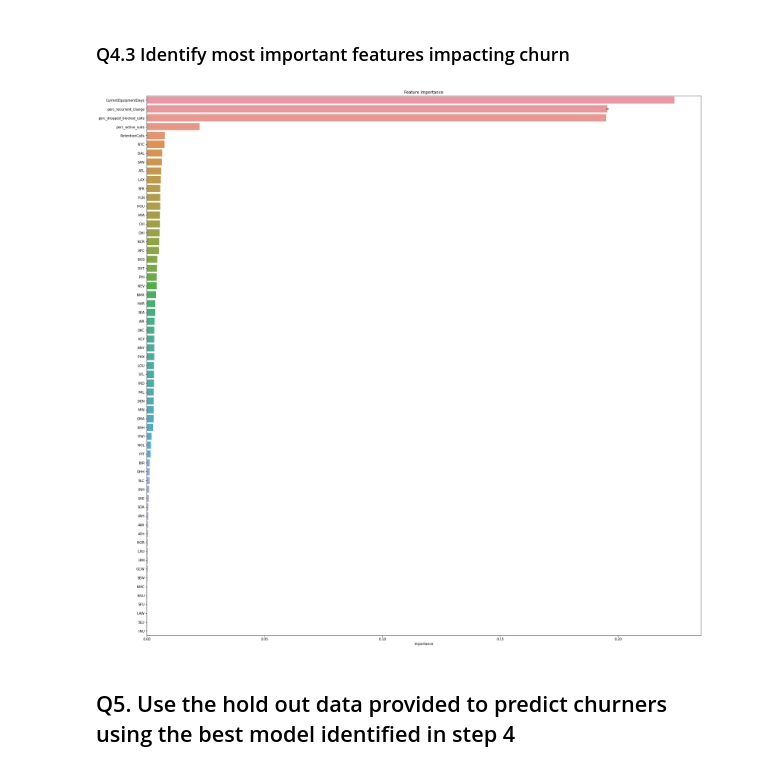
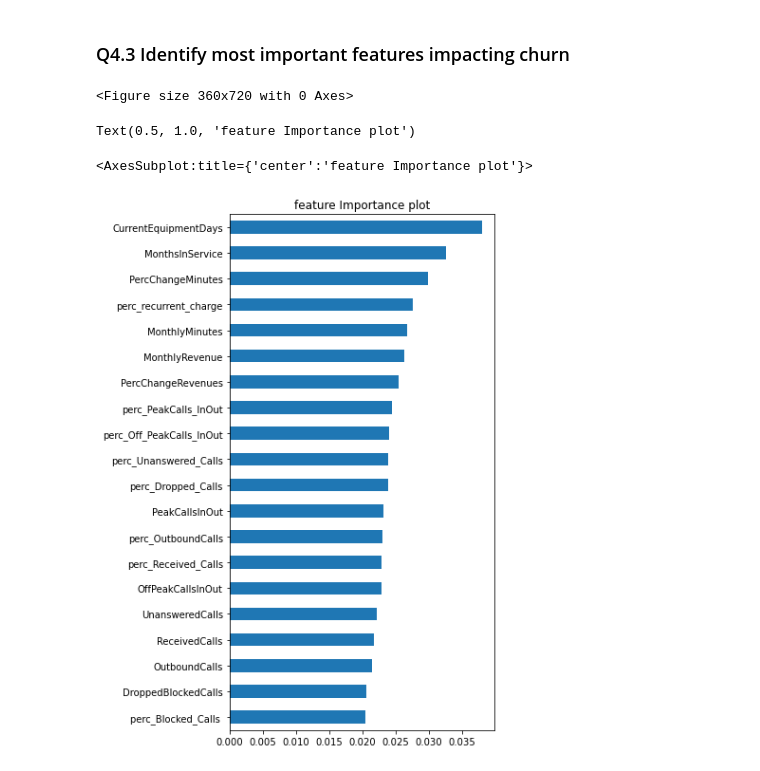
Before and after one commit to Gasper-Wong/Machine-Learning, a Jupyter notebook: Machine Learning.ipynb, the cells around one changed output. Drawn from its saved outputs; the diff is of its cells as text; code cells hidden in the pictures.

```diff
--- a/Machine Learning.ipynb
+++ b/Machine Learning.ipynb
@@ -713,16 +711,14 @@ Text(0, 0.5, 'True Positive Rate')
 ### Q4.3 Identify most important features impacting churn
 # %%
 # Type your code here to plot the top 20 important predictor features impacting churn using the Random Forest model created
-importances = pd.DataFrame(clf.feature_importances_,
-                           index=cust_df_scaled.columns,
-                           columns=['importance']);
-importances.sort_values('importance', ascending=False, inplace=True);
+
+feat_importances = pd.Series(clf.feature_importances_, index=X_train.columns)
+plt.figure(figsize=(5,10))
+plt.title("feature Importance plot")
+feat_importances.nlargest(20).sort_values(ascending=True).plot(kind='barh',)
+# .nlargest(20).sort(ascending=False)
+# %% [output]
+<Figure size 360x720 with 0 Axes>
+Text(0.5, 1.0, 'feature Importance plot')
+<AxesSubplot:title={'center':'feature Importance plot'}>
+[figure, added]
-# %%
-# Plot feature importance
-plt.figure(figsize=(30, 30))
-sns.barplot(data=importances, y=importances.index, x='importance')
-plt.title('Feature importance');
-# %% [output]
-[figure, removed]
-# %% [markdown]
-## Q5. Use the hold out data provided to predict churners using the best model identified in step 4
```
Also changed, not shown: parts of 68 cells of this notebook.
